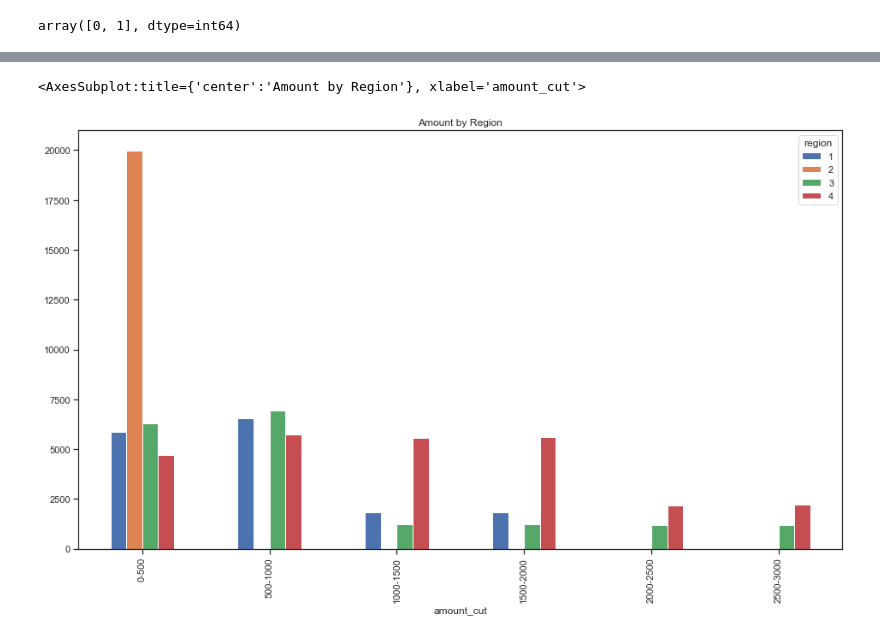
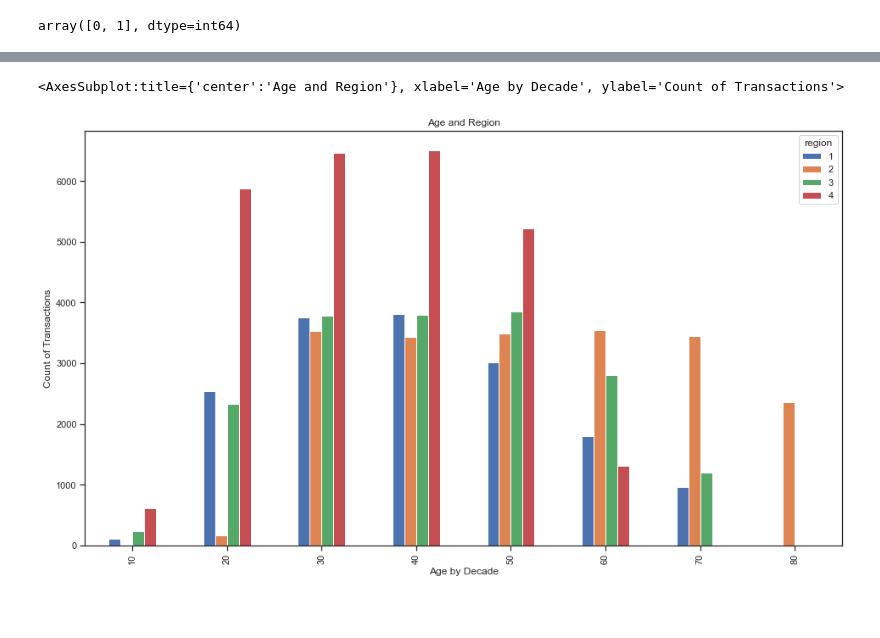
Before and after one commit to susanareyes1/CourseWork, a Jupyter notebook: Course 1- Task 1 and Task 2 -S.Reyes.ipynb, the cells around one changed output, grey strips where cells are left out. Drawn from its saved outputs; the diff is of its cells as text; code cells hidden in the pictures; blank space fills up the shorter version.

```diff
--- a/Course 1- Task 1 and Task 2 -S.Reyes.ipynb
+++ b/Course 1- Task 1 and Task 2 -S.Reyes.ipynb
@@ -697,6 +683,2 @@ Decision Tree Classifier 0.5611347808631516
 # %% [markdown]
 # Discretize Age and Amount
-# %%
-data['age_cut'] = pd.cut(data.age, bins=[0,10,20,30,40,50,60,70,80,90],
-                        labels=['0-10','11-20','21-30','31-40','41-50','51-60','61-70','71-80','81-90'])
-data.head(5)
@@ -720,0 +696,4 @@ data.head()
+# %%
+data['age_cut'] = pd.cut(data.age,bins=[0,10,20,29,39,49,59,69,79,89],
+                          right=False, labels=[0,10,20,30,40,50,60,70,80])
+data.head()
@@ -720,0 +707,3 @@ data.head()
+# %%
+data['Transaction Type'] = pd.cut(data['in-store'],bins=[0,1,2], right=False, labels=['Online',"In-store"])
+data.head()
@@ -720,0 +717,4 @@ data.head()
+# %%
+data['amount_cut2']= pd.cut(data.amount,bins=[0,500,1000,1500,2000,2500,3000],
+                           labels=[0,500,1000,1500,2000,2500])
+data.head()
@@ -902,6 +983,7 @@ tree4 = plot_tree(dtcFit4, max_depth=5, feature_names=X.columns,
 # %%
-pivot_age_amount = pd.pivot_table(data,index ='amount_cut',columns='region',values='items',aggfunc='count',fill_value=0)
-pivot_age_amount.plot.bar(figsize=(16,9), title='Amount by Region')
+#Pivot Age and Region
+pivot_age_region = pd.pivot_table(data,index ='age_cut',columns='region',values='items',aggfunc='count',fill_value=0)
+pivot_age_region.plot.bar(figsize=(16,9), title='Age and Region', xlabel='Age by Decade',ylabel='Count of Transactions')
 # %% [output]
-<AxesSubplot:title={'center':'Amount by Region'}, xlabel='amount_cut'>
+<AxesSubplot:title={'center':'Age and Region'}, xlabel='Age by Decade', ylabel='Count of Transactions'>
-[figure, old version]
+[figure, new version]
```
Also changed, not shown: parts of 138 cells of this notebook.
